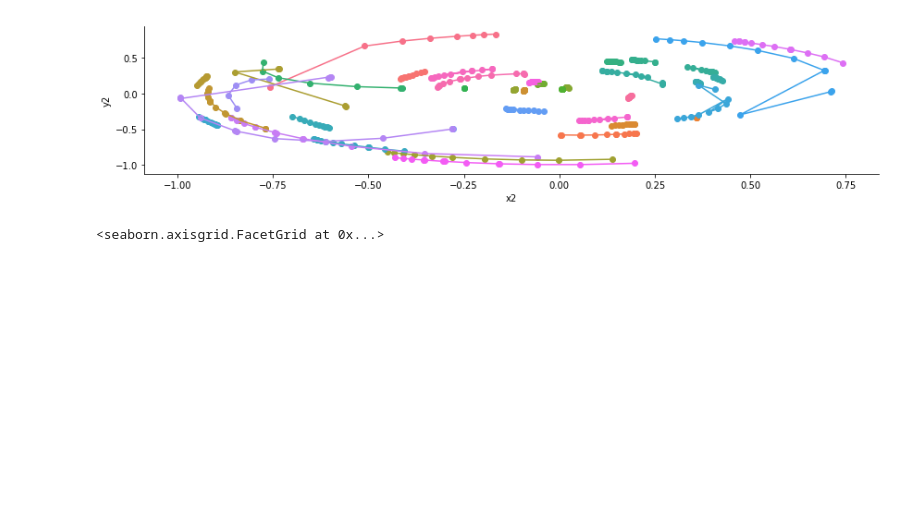
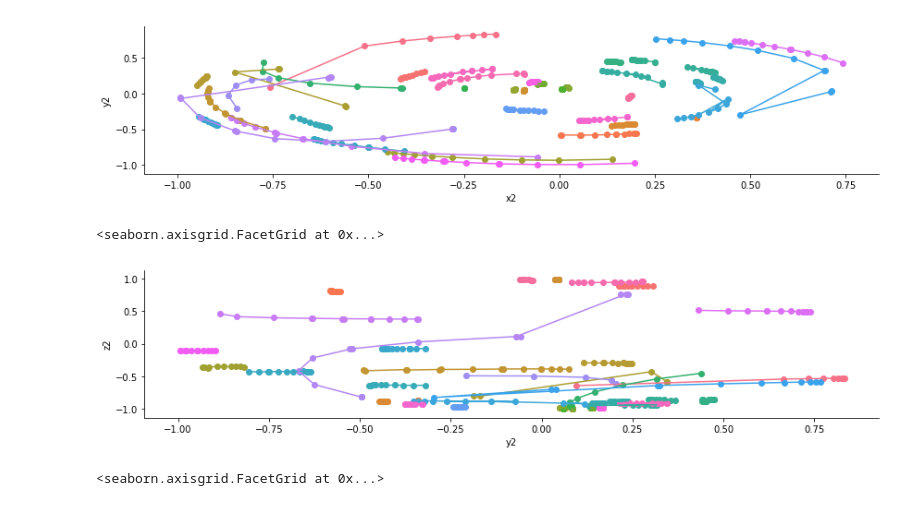
Before and after one commit to escuccim/trackml_code, a Jupyter notebook: scratchpad.ipynb, the cells around one changed output. Drawn from its saved outputs; the diff is of its cells as text; code cells hidden in the pictures; blank space fills up the shorter version.

```diff
--- a/scratchpad.ipynb
+++ b/scratchpad.ipynb
@@ -244,6 +309,13 @@ fg.map(plt.plot, 'x2', 'y2')
 # %% [output]
 <seaborn.axisgrid.FacetGrid at 0x...>
 [figure]
+# %%
+fg = sns.FacetGrid(data=train_data[(train_data.particle_id < 40) & (train_data['size'].values > 1)], hue='particle_id', aspect=4)
+fg.map(plt.scatter, 'y2', 'z2')
+fg.map(plt.plot, 'y2', 'z2')
+# %% [output]
+<seaborn.axisgrid.FacetGrid at 0x...>
+[figure, added]
 # %%
 fg = sns.FacetGrid(data=train_data[(train_data.particle_id < 40) & (train_data['size'].values > 1)], hue='particle_id', aspect=4)
 fg.map(plt.scatter, 'x2', 'r')
```
Also changed, not shown: parts of 26 cells of this notebook, 1 other file.
